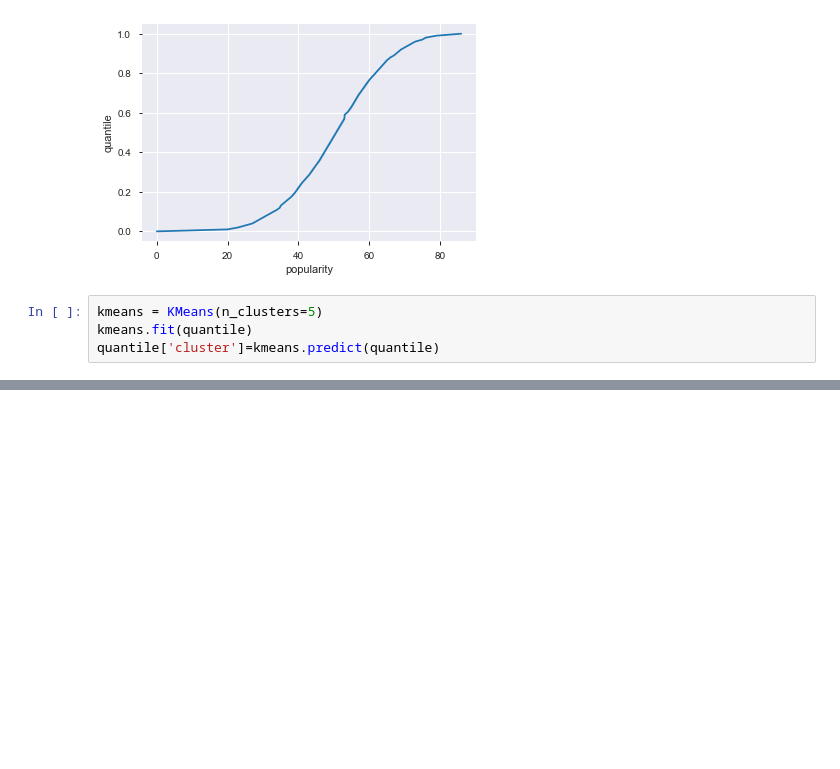
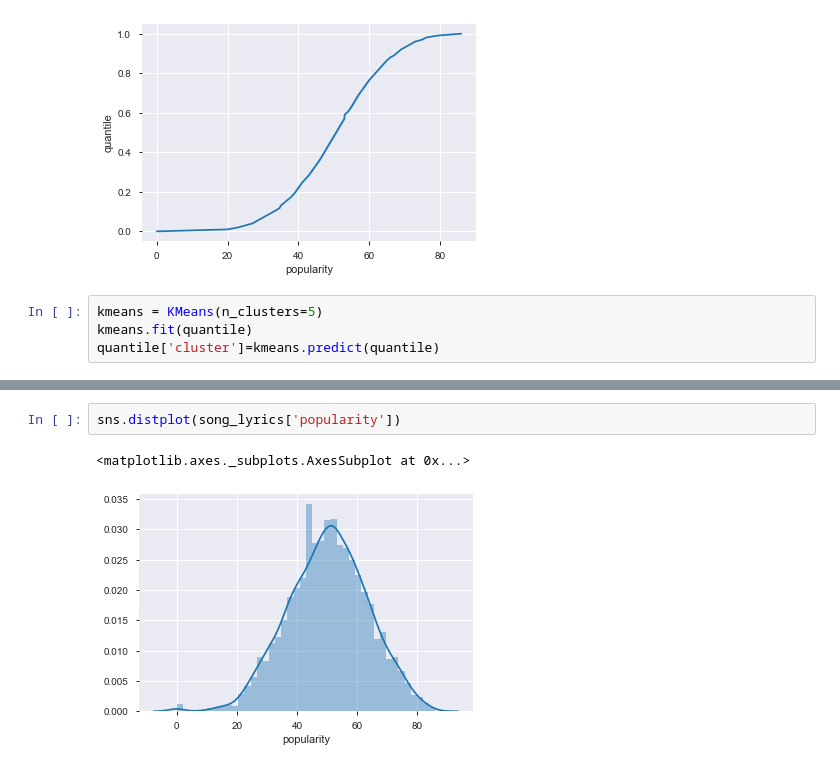
Before and after one commit to CCMM241/Machine_Learning_A3, a Jupyter notebook: ML-Project (2).ipynb, the cells around one changed output, grey strips where cells are left out. Drawn from its saved outputs; the diff is of its cells as text; blank space fills up the shorter version.

```diff
--- a/ML-Project (2).ipynb
+++ b/ML-Project (2).ipynb
@@ -170,0 +245,5 @@ song_lyrics.head()
+# %%
+sns.distplot(song_lyrics['popularity'])
+# %% [output]
+<matplotlib.axes._subplots.AxesSubplot at 0x...>
+[figure, added]
```
Also changed, not shown: parts of 29 cells of this notebook.
